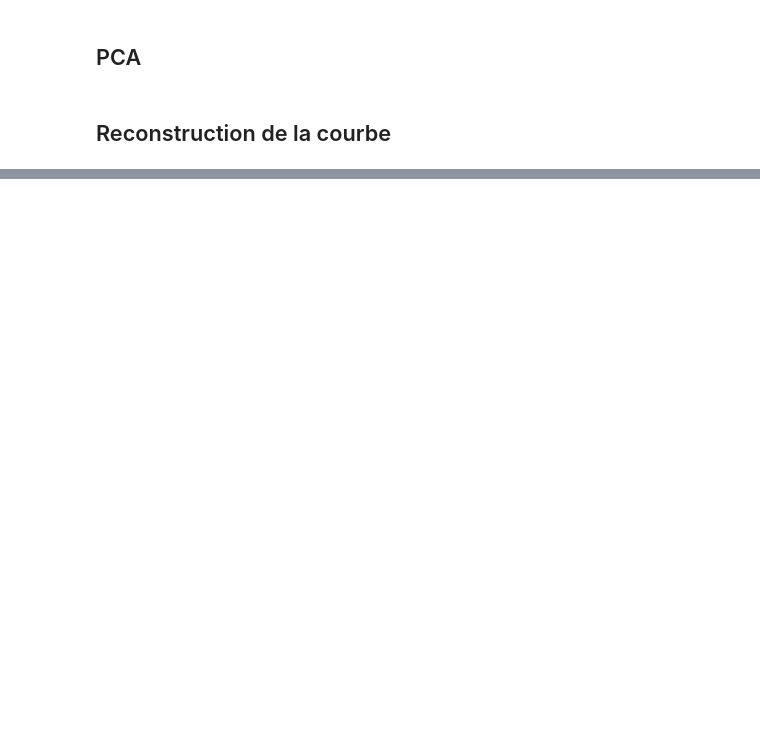
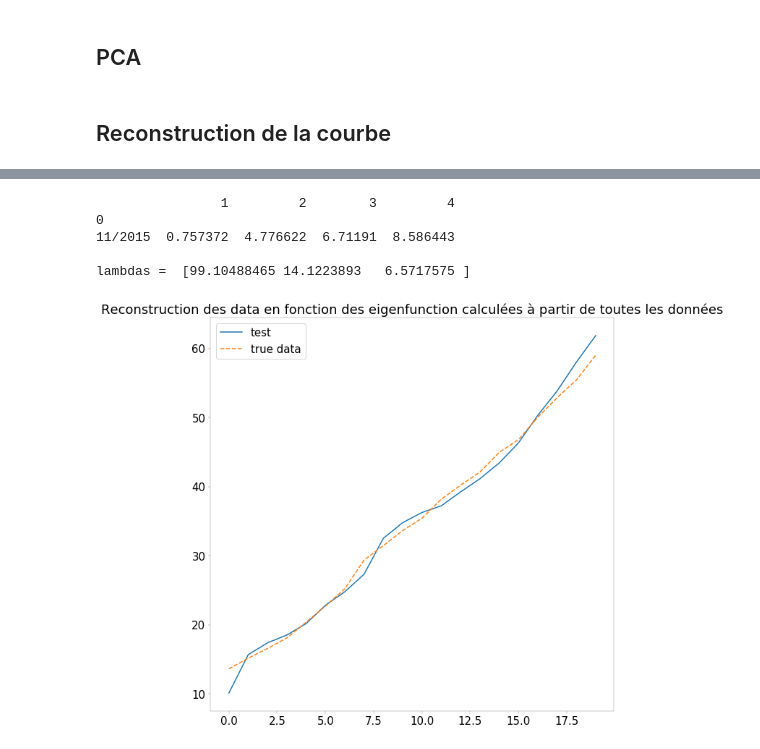
Before and after one commit to PaulMartin98/PrDep, a Jupyter notebook: BG98/From fab data to cumulative data.ipynb, the cells around one changed output, grey strips where cells are left out. Saved outputs shown, nothing was run; the diff lists cells and outputs as text; code cells hidden in the pictures; blank space fills up the shorter version.

```diff
--- a/BG98/From fab data to cumulative data.ipynb
+++ b/BG98/From fab data to cumulative data.ipynb
@@ -201,16 +219,16 @@ Adding an axes using the same arguments as a previous axes currently reuses the
 # %%
 from sklearn.decomposition import PCA
 
-def build_pca(x):
+def build_pca(x, show_porcent = True):
     # calculate the PCA (Eigenvectors & Eigenvalues of the covariance matrix)
     pcaA = PCA(n_components=3, copy=True, whiten=False)
 
     pcaA.fit(x)
     dpca = pd.DataFrame(pcaA.transform(x))
     dpca.index = x.index
-
-    for i,pc in enumerate(pcaA.explained_variance_ratio_):
-        print('{0}.\t{1:2.2f}%'.format(i+1,pc*100.0))
+    if(show_porcent):
+        for i,pc in enumerate(pcaA.explained_variance_ratio_):
+            print('{0}.\t{1:2.2f}%'.format(i+1,pc*100.0))
     return pcaA
 # %%
 def plot_pca(pcaA):
@@ -292,0 +311,53 @@ plot_rebuild(pcaA)
+# %%
+from scipy.optimize import minimize
+
+k=4
+
+x = df_cum
+x = x[34:35].T[:k].T #les 4 premiers mois du 11/2015
+print(x,"\n")
+x = x.values[0]
+
+##Faisons la pca sur les valeurs df_cum
+
+pca_ref = build_pca(df_cum, show_porcent = False)
+
+#On peut ensuite définir la fonction à minimiser
+
+e=np.array(pca_ref.components_ )#eigenfunctions
+
+def to_minimize(lambdas):
+    temp = lambdas[0]*e[0][:len(x)] + lambdas[1]*e[1][:len(x)] + lambdas[2]*e[2][:len(x)]
+    return np.sum((temp - x)**2 )
+
+#On cherche lambdas, vecteur de 3 entiers
+lambdas = np.array([ j for j in range(len(e))])
+
+res = minimize(to_minimize, lambdas)
+
+print("lambdas = ",res.x)
+lambdas = res.x
+
+test_value = []
+
+
+for j in range(len(x),len(df_cum[34:35].T)-1):
+    test_value.append(lambdas[0]*e[0][j] + lambdas[1]*e[1][j] + lambdas[2]*e[2][j])
+    x = np.append(x,(df_cum[34:35].T[j+1:j+2].T).values[0][0])
+    res = minimize(to_minimize, lambdas)
+
+    lambdas = res.x
+# print(lambdas, " et ", pca_ref.singular_values_)
+
+plt.plot(test_value, label = "test")
+plt.plot(true_value, label = "true data", linestyle = '--')
+plt.title("Reconstruction des data en fonction des eigenfunction calculées à partir de toutes les données")
+plt.legend()
+plt.show()
+# %% [output]
+                1         2        3         4
+0
+11/2015  0.757372  4.776622  6.71191  8.586443
+
+lambdas =  [99.10488465 14.1223893   6.5717575 ]
+[figure, added]
```
Also changed, not shown: parts of 10 cells of this notebook.
